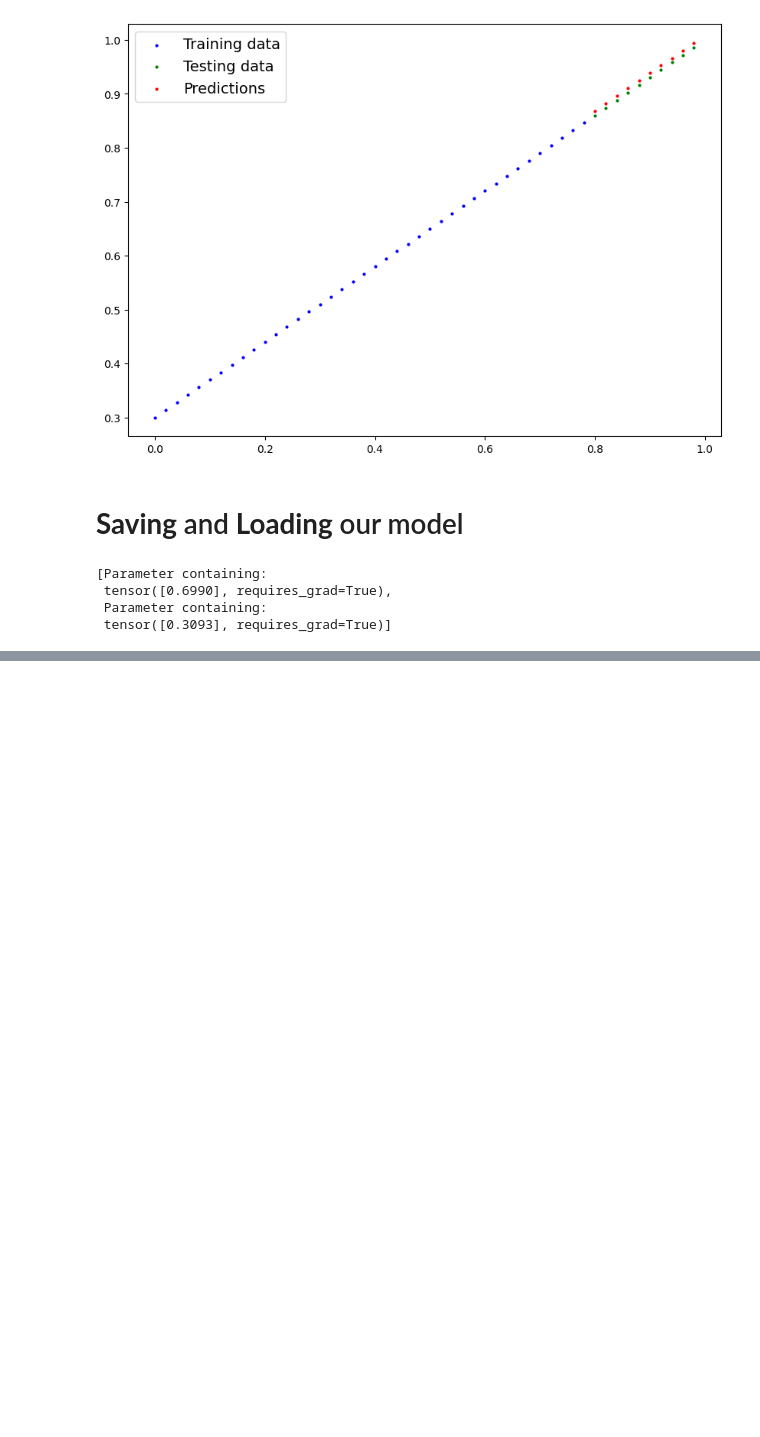
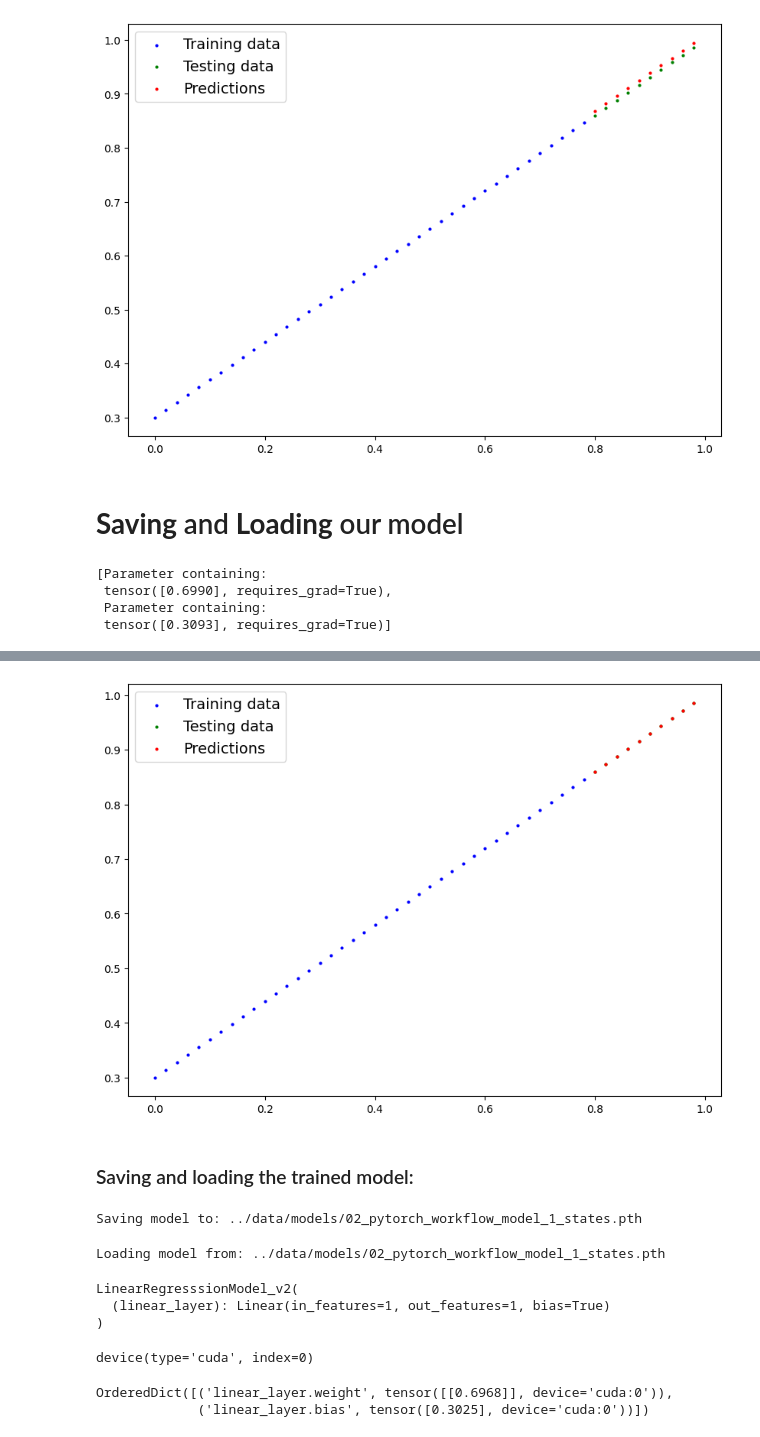
Before and after one commit to Hamid-Manouchehri/my_PyTorch, a Jupyter notebook: notebooks/init.ipynb, the cells around one changed output, grey strips where cells are left out. Cells and saved outputs as stored; diff of their text form; code cells hidden in the pictures; blank space fills up the shorter version.

```diff
--- a/jupyter_notebook/init.ipynb
+++ b/notebooks/init.ipynb
@@ -593,0 +670,31 @@ MODEL_LOAD_PATH = MODEL_PATH / MODEL_NAME
+# %%
+torch.manual_seed(42)
+
+pbar = tqdm(range(epochs), desc="Epochs")
+
+epochs = 200  # TODO
+
+# Move data to target device (GPU) for once:
+x_train_gpu = x_train.to(device)
+y_train_gpu = y_train.to(device)
+x_test_gpu  = x_test.to(device)
+y_test_gpu  = y_test.to(device)
+
+for epoch in tqdm(range(epochs), desc="Epochs"):
+    model_1.train()
+    y_pred_gpu = model_1(x_train_gpu)
+    train_loss = loss_fn(y_pred_gpu, y_train_gpu)
+
+    optimizer.zero_grad(set_to_none=True)
+    train_loss.backward()  # backpropagation
+    optimizer.step()  # gradient descent
+
+    # Test loop:
+    model_1.eval()
+    with torch.inference_mode():
+        test_pred_gpu = model_1(x_test_gpu)
+        test_loss = loss_fn(test_pred_gpu, y_test_gpu)
+
+    if epoch % 10 == 0:
+        print(f"Epoch: {epoch} | Train loss: {train_loss:.5f} | Test loss: {test_loss:.3f}" )
+    # pbar.set_postfix(train=f"{train_loss.item():.5f}", test=f"{test_loss.item():.5f}")
@@ -593,0 +734,8 @@ MODEL_LOAD_PATH = MODEL_PATH / MODEL_NAME
+# %%
+# Turn the model to evaluation mode:
+model_1.eval()
+
+with torch.inference_mode():
+    y_preds = model_1(x_test_gpu)
+
+y_preds
@@ -593,0 +753,38 @@ MODEL_LOAD_PATH = MODEL_PATH / MODEL_NAME
+# %%
+# Visualizing the model prediction:
+# Note: Numpy is a CPU-based library.
+plot_predictions(predictions = y_preds.cpu())  # moves a PyTorch tensor to CPU memory and returns that CPU copy.
+# %% [output]
+[figure, added]
+# %% [markdown]
+### Saving and loading the trained model:
+# %%
+## Saving our model:
+MODEL_NAME = "02_pytorch_workflow_model_1_states.pth"  # TODO
+MODEL_PATH = Path("../data/models")
+MODEL_PATH.mkdir(parents=True, exist_ok=True)
+MODEL_PATH = MODEL_PATH / MODEL_NAME
+print(f"Saving model to: {MODEL_PATH}")
+torch.save(obj=model_1.state_dict(), f=MODEL_PATH)
+# %% [output]
+Saving model to: ../data/models/02_pytorch_workflow_model_1_states.pth
+# %%
+## Loading a saved model:
+print(f"Loading model from: {MODEL_PATH}")
+loaded_model_1 = LinearRegresssionModel_v2()  # create a new instance of the model (same architecture as the saved model)
+loaded_model_1.load_state_dict(torch.load(f=MODEL_PATH))
+loaded_model_1.to(device)
+# %% [output]
+Loading model from: ../data/models/02_pytorch_workflow_model_1_states.pth
+LinearRegresssionModel_v2(
+  (linear_layer): Linear(in_features=1, out_features=1, bias=True)
+)
+# %%
+next(loaded_model_1.parameters()).device  # Check loaded model device
+# %% [output]
+device(type='cuda', index=0)
+# %%
+loaded_model_1.state_dict()
+# %% [output]
+OrderedDict([('linear_layer.weight', tensor([[0.6968]], device='cuda:0')),
+             ('linear_layer.bias', tensor([0.3025], device='cuda:0'))])
```
Also changed, not shown: parts of 20 cells of this notebook.
